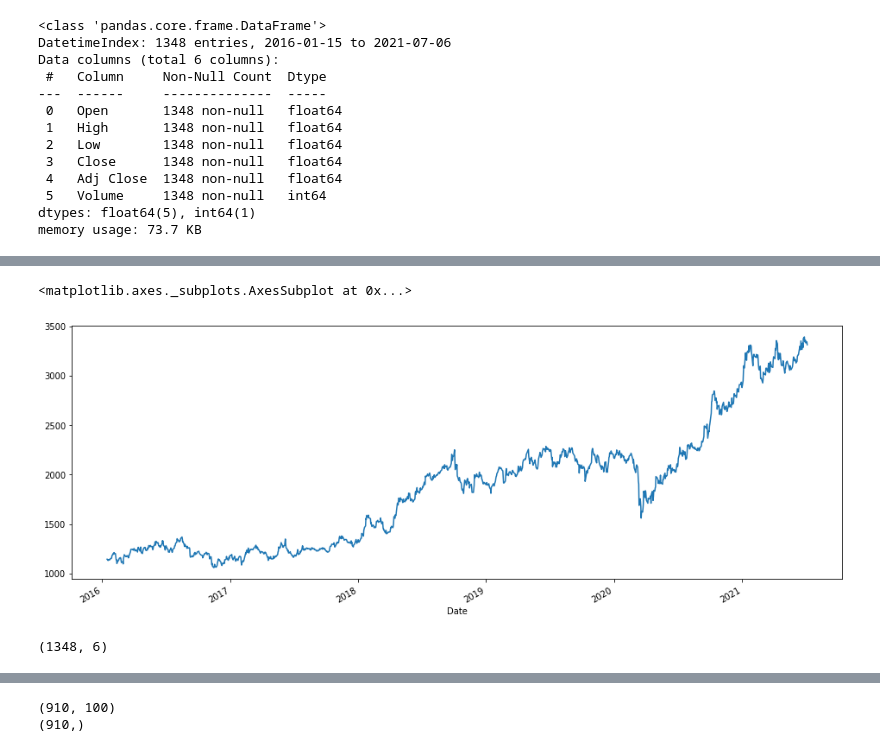
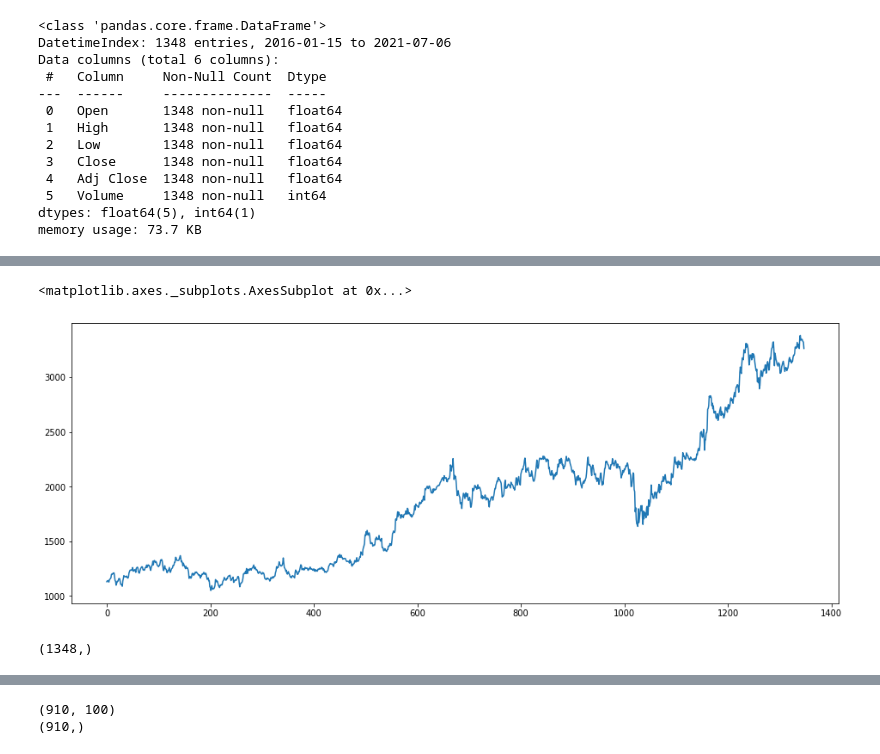
Before and after one commit to shubham-0704/stock_Prediction-LSTM-, a Jupyter notebook: Model.ipynb, the cells around one changed output, grey strips where cells are left out. Saved outputs shown, nothing was run; the diff lists cells and outputs as text; code cells hidden in the pictures.

```diff
--- a/Model.ipynb
+++ b/Model.ipynb
@@ -13,7 +13,6 @@ stock_name =[ x+".NS" for x in stock_name]
 
 start =dt.date.today()-dt.timedelta(days=2000)
 
-df1= dr.data.get_data_yahoo(stock_name[0],start,end =dt.date.today())
-df1.head()
+df= dr.data.get_data_yahoo(stock_name[0],start,end =dt.date.today())
 # %% [output]
 [*********************100%***********************]  1 of 1 downloaded
@@ -50,3 +52,5 @@ Data columns (total 6 columns):
  5   Volume     1348 non-null   int64
 dtypes: float64(5), int64(1)
 memory usage: 73.7 KB
+# %%
+df1=df.reset_index()["Close"]
@@ -53,9 +70,9 @@ memory usage: 73.7 KB
 # %%
-df1["Open"].plot(figsize=(16,6))
+df1.plot(figsize=(16,6))
 # %% [output]
 <matplotlib.axes._subplots.AxesSubplot at 0x...>
-[figure, old version]
+[figure, new version]
 # %%
 df1.shape
 # %% [output]
-(1348, 6)
+(1348,)
```
Also changed, not shown: parts of 21 cells of this notebook.
